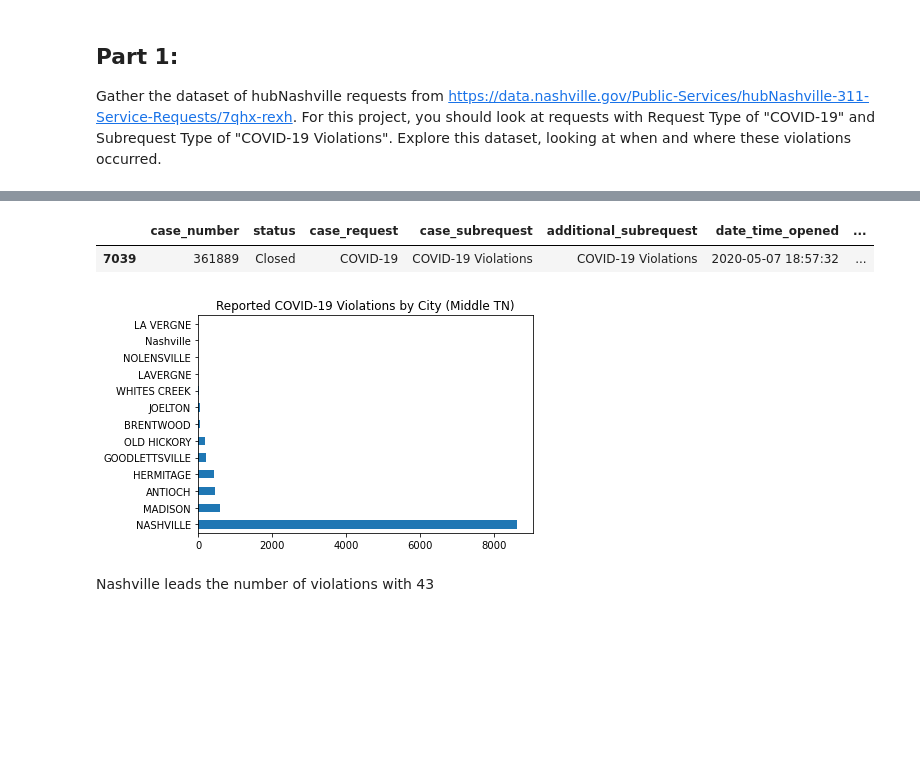
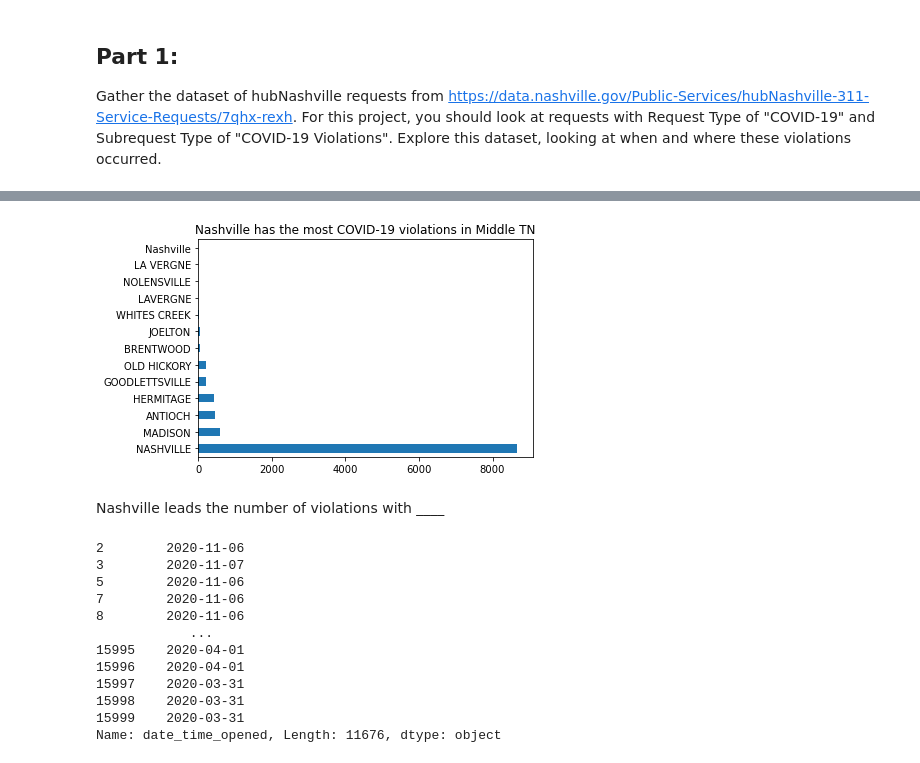
Before and after one commit to nss-data-science-cohort-4/dq4-covid-nashville-dq4_atk, a Jupyter notebook: notebooks/nashville_covid_dq4.ipynb, the cells around one changed output, grey strips where cells are left out. Drawn from its saved outputs; the diff is of its cells as text; code cells hidden in the pictures; blank space fills up the shorter version.

```diff
--- a/notebooks/nashville_covid_dq4.ipynb
+++ b/notebooks/nashville_covid_dq4.ipynb
@@ -48,15 +48,25 @@ memory usage: 2.1+ MB
 
 hubNashville['date_time_opened'] = [pd.to_datetime(d) for d in hubNashville['date_time_opened']]
 hubNashville['date_time_closed'] = [pd.to_datetime(d) for d in hubNashville['date_time_closed']]
-# %%
-hubNashville.loc[hubNashville['incident_city'] == 'Nashville']
-# %% [output]
-|  | case_number | status | case_request | case_subrequest | additional_subrequest | date_time_opened | ... |
-| 7039 | 361889 | Closed | COVID-19 | COVID-19 Violations | COVID-19 Violations | 2020-05-07 18:57:32 | ... |
 # %%
 hubNashville['incident_city'].value_counts().plot(kind='barh',
-                                                  title='Reported COVID-19 Violations by City (Middle TN)');
+                                                  title='Nashville has the most COVID-19 violations in Middle TN');
 # %% [output]
-[figure, old version]
+[figure, new version]
 # %% [markdown]
-Nashville leads the number of violations with 43
+Nashville leads the number of violations with ____
+# %%
+hubNashville['date_time_opened'].dt.strftime('%Y-%m-%d')
+# %% [output]
+2        2020-11-06
+3        2020-11-07
+5        2020-11-06
+7        2020-11-06
+8        2020-11-06
+            ...
+15995    2020-04-01
+15996    2020-04-01
+15997    2020-03-31
+15998    2020-03-31
+15999    2020-03-31
+Name: date_time_opened, Length: 11676, dtype: object
```
Also changed, not shown: parts of 16 cells of this notebook.
